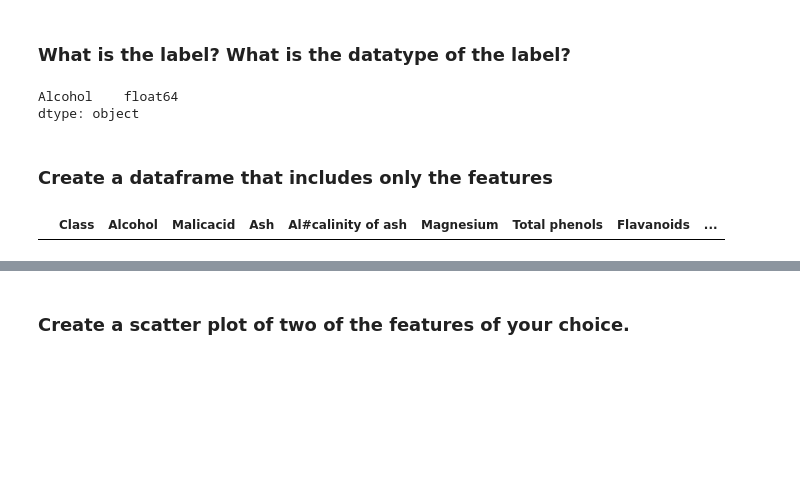
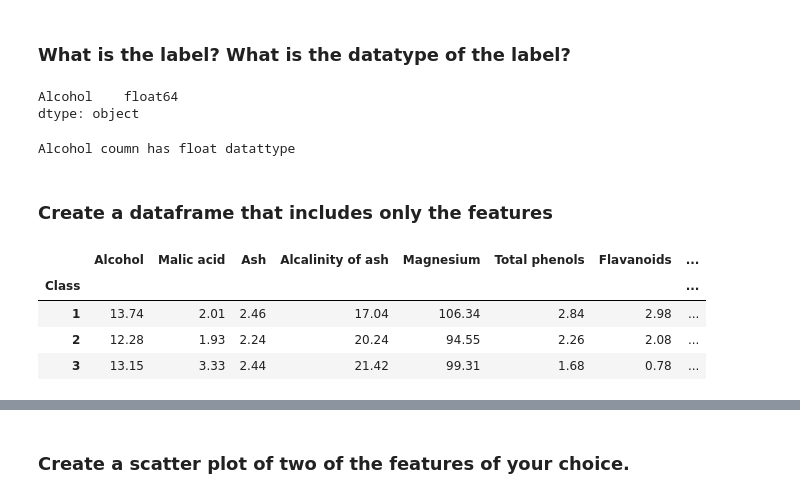
Before and after one commit to watitap/Machine-Learning-I, a Jupyter notebook: Competency1_Project2_WatitaPojanakanokporn.ipynb, the cells around one changed output, grey strips where cells are left out. Cells and saved outputs as stored; diff of their text form; code cells hidden in the pictures; blank space fills up the shorter version.

```diff
--- a/Competency1_Project2_WatitaPojanakanokporn.ipynb
+++ b/Competency1_Project2_WatitaPojanakanokporn.ipynb
@@ -9,5 +12,7 @@ from pandas.plotting import scatter_matrix
 # %% [markdown]
 ### Load the dataset from the repository
 # %%
-data = pd.read_csv('wine.data')
-data.to_csv('wine.data', header=['Class', 'Alcohol','Malic acid', 'Ash', 'Alcalinity of ash', 'Magnesium', 'Total phenols','Flavanoids','Nonflavanoid phenols','Proanthocyanins','Color intensity','Hue','OD280/OD315 of diluted wines','Proline'], index=False)
+# load data deom url and add headers
+req_url = "https://archive.ics.uci.edu/ml/machine-learning-databases/wine/wine.data"
+data = pd.read_csv(req_url, na_values=['?'], names=['Class', 'Alcohol','Malic acid', 'Ash', 'Alcalinity of ash', 'Magnesium', 'Total phenols','Flavanoids','Nonflavanoid phenols','Proanthocyanins','Color intensity','Hue','OD280/OD315 of diluted wines','Proline'])
+data.head(6)
@@ -105,14 +138,24 @@ dtype: object
 # %% [markdown]
 ### What is the label? What is the datatype of the label?
-# %%
-data[['Alcohol']].dtypes
-# %% [output]
-Alcohol    float64
-dtype: object
+# %%
+# Display Alcohol column and its datatype
+data[['Alcohol']].dtypes
+# %% [output]
+Alcohol    float64
+dtype: object
+# %%
+print("Alcohol coumn has float datattype")
+# %% [output]
+Alcohol coumn has float datattype
 # %% [markdown]
 ### Create a dataframe that includes only the features
 # %%
-feature = pd.DataFrame(columns=['Class','Alcohol','Malic' 'acid','Ash','Al#calinity of ash','Magnesium','Total phenols','Flavanoids','Nonflavanoid phenols','Proanthocyanins','Color intensity','Hue','OD280/OD315 of diluted wines','Proline'])
+# Group data by Class and check the mean value
+feature = data[['Class','Alcohol','Malic acid','Ash','Alcalinity of ash','Magnesium','Total phenols','Flavanoids','Nonflavanoid phenols','Proanthocyanins','Color intensity','Hue','OD280/OD315 of diluted wines','Proline']].groupby('Class').mean()
 feature
 # %% [output]
-|  | Class | Alcohol | Malicacid | Ash | Al#calinity of ash | Magnesium | Total phenols | Flavanoids | ... |
+|  | Alcohol | Malic acid | Ash | Alcalinity of ash | Magnesium | Total phenols | Flavanoids | ... |
+| Class |  |  |  |  |  |  |  | ... |
+| 1 | 13.74 | 2.01 | 2.46 | 17.04 | 106.34 | 2.84 | 2.98 | ... |
+| 2 | 12.28 | 1.93 | 2.24 | 20.24 | 94.55 | 2.26 | 2.08 | ... |
+| 3 | 13.15 | 3.33 | 2.44 | 21.42 | 99.31 | 1.68 | 0.78 | ... |
```
Also changed, not shown: parts of 24 cells of this notebook.
